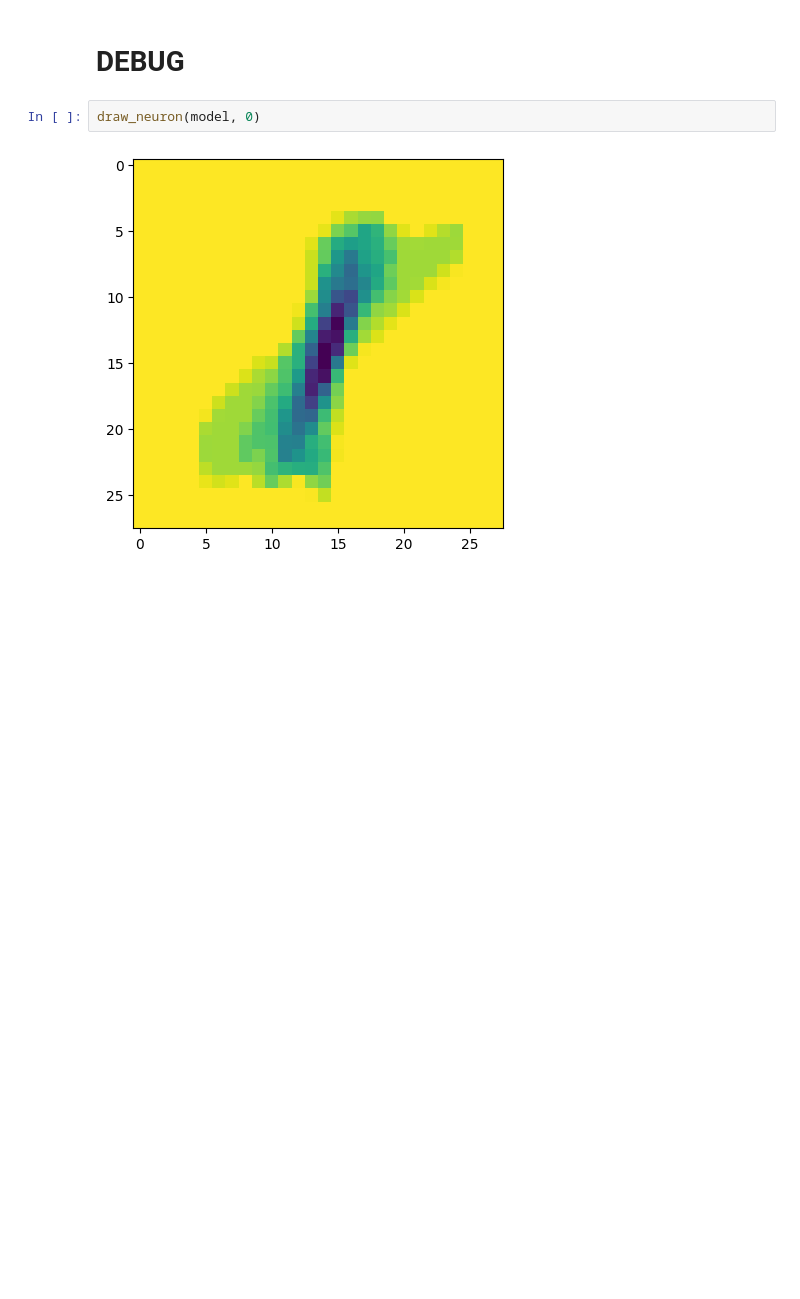
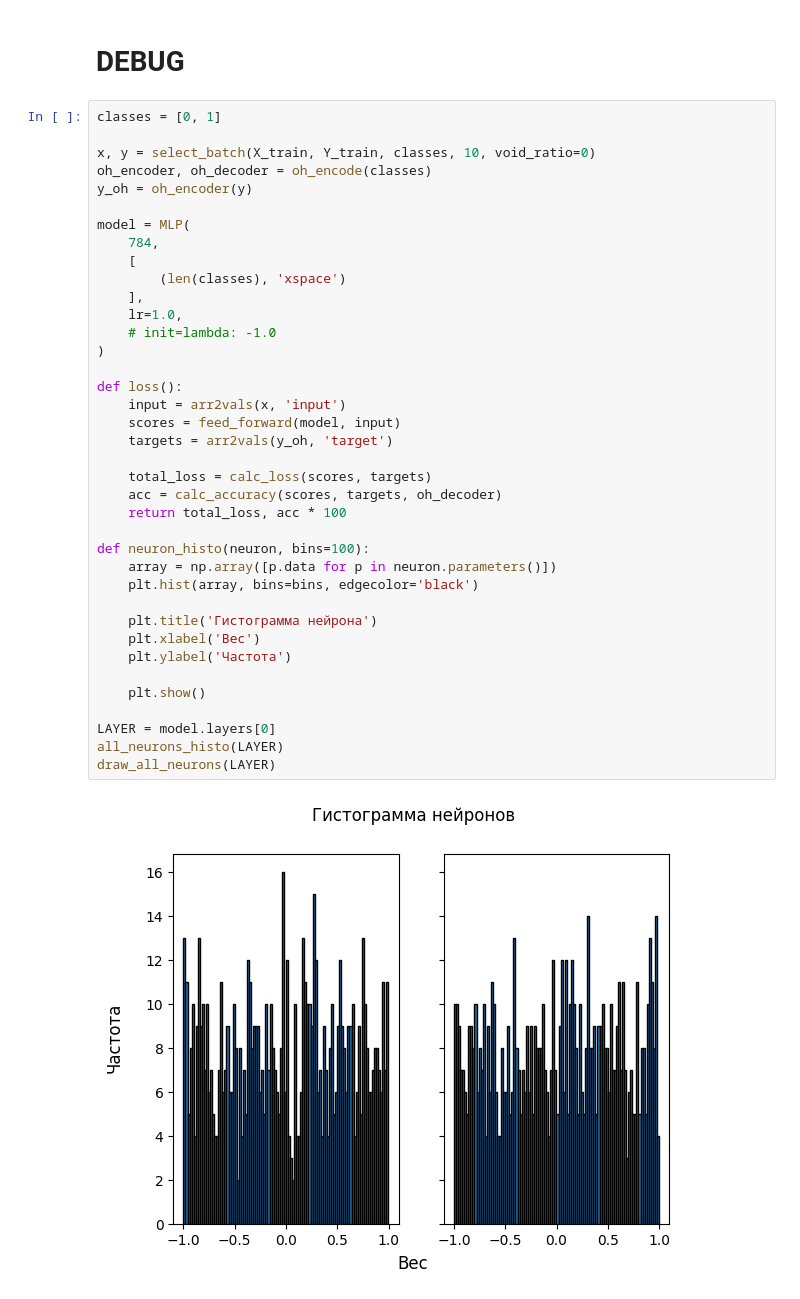
Before and after one commit to AndreyE/micrograd, a Jupyter notebook: mnist.ipynb, the cells around one changed output. Drawn from its saved outputs; the diff is of its cells as text; blank space fills up the shorter version.

```diff
--- a/mnist.ipynb
+++ b/mnist.ipynb
@@ -289,6 +325,42 @@ step 0: loss 10.0, accuracy 100.0%
 # %% [markdown]
 # DEBUG
-# %%
-draw_neuron(model, 0)
-# %% [output]
-[figure, removed]
+# %%
+classes = [0, 1]
+
+x, y = select_batch(X_train, Y_train, classes, 10, void_ratio=0)
+oh_encoder, oh_decoder = oh_encode(classes)
+y_oh = oh_encoder(y)
+
+model = MLP(
+    784,
+    [
+        (len(classes), 'xspace')
+    ],
+    lr=1.0,
+    # init=lambda: -1.0
+)
+
+def loss():
+    input = arr2vals(x, 'input')
+    scores = feed_forward(model, input)
+    targets = arr2vals(y_oh, 'target')
+
+    total_loss = calc_loss(scores, targets)
+    acc = calc_accuracy(scores, targets, oh_decoder)
+    return total_loss, acc * 100
+
+def neuron_histo(neuron, bins=100):
+    array = np.array([p.data for p in neuron.parameters()])
+    plt.hist(array, bins=bins, edgecolor='black')
+
+    plt.title('Гистограмма нейрона')
+    plt.xlabel('Вес')
+    plt.ylabel('Частота')
+
+    plt.show()
+
+LAYER = model.layers[0]
+all_neurons_histo(LAYER)
+draw_all_neurons(LAYER)
+# %% [output]
+[figure, added]
```
Also changed, not shown: parts of 10 cells of this notebook, 1 other file.
